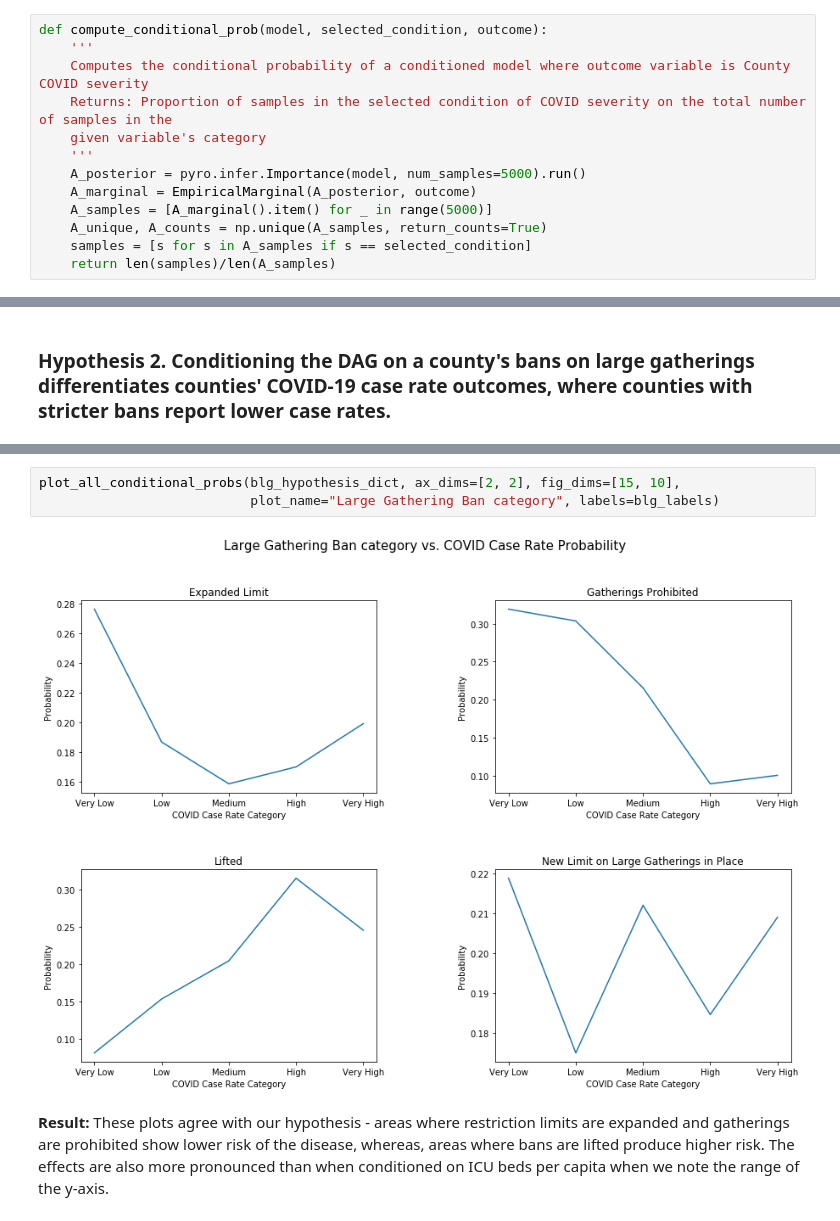
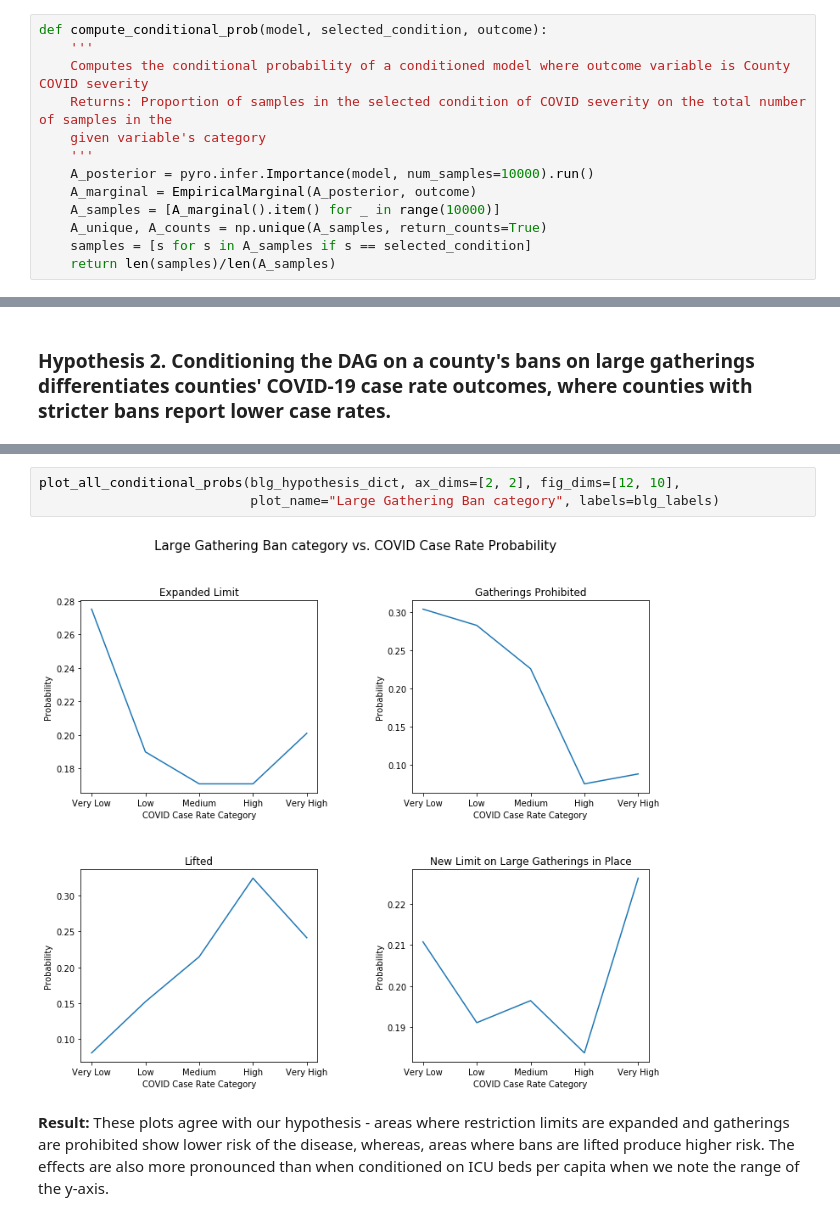
Before and after one commit to chloelarkin/county-covid-cases, a Jupyter notebook: causal_modeling/Covid19_Causal_Model.ipynb, the cells around one changed output, grey strips where cells are left out. Cells and saved outputs as stored; diff of their text form.

```diff
--- a/causal_modeling/Covid19_Causal_Model.ipynb
+++ b/causal_modeling/Covid19_Causal_Model.ipynb
@@ -424,9 +424,9 @@ def compute_conditional_prob(model, selected_condition, outcome):
     Returns: Proportion of samples in the selected condition of COVID severity on the total number of samples in the
     given variable's category
     '''
-    A_posterior = pyro.infer.Importance(model, num_samples=5000).run()
+    A_posterior = pyro.infer.Importance(model, num_samples=10000).run()
     A_marginal = EmpiricalMarginal(A_posterior, outcome)
-    A_samples = [A_marginal().item() for _ in range(5000)]
+    A_samples = [A_marginal().item() for _ in range(10000)]
     A_unique, A_counts = np.unique(A_samples, return_counts=True)
     samples = [s for s in A_samples if s == selected_condition]
     return len(samples)/len(A_samples)
@@ -527,8 +527,8 @@ COVID case rate probabilities for New Limit on Large Gatherings in Place large g
 # %%
-plot_all_conditional_probs(blg_hypothesis_dict, ax_dims=[2, 2], fig_dims=[15, 10],
+plot_all_conditional_probs(blg_hypothesis_dict, ax_dims=[2, 2], fig_dims=[12, 10],
                            plot_name="Large Gathering Ban category", labels=blg_labels)
 # %% [output]
-[figure, old version]
+[figure, new version]
 # %% [markdown]
 **Result:** These plots agree with our hypothesis - areas where restriction limits are expanded and gatherings are prohibited show lower risk of the disease, whereas, areas where bans are lifted produce higher risk. The effects are also more pronounced than when conditioned on ICU beds per capita when we note the range of the y-axis.
 # %% [markdown]
```
Also changed, not shown: parts of 24 cells of this notebook.
